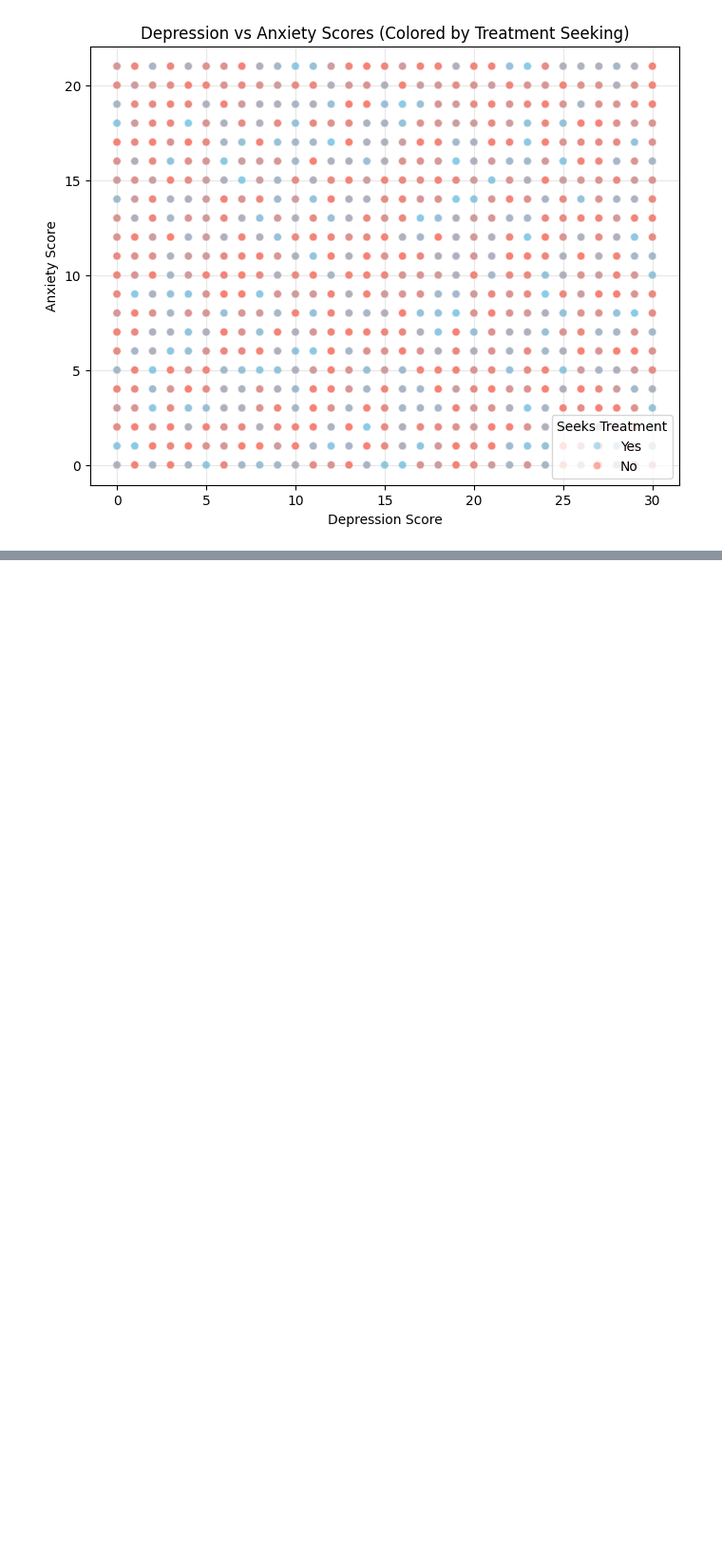
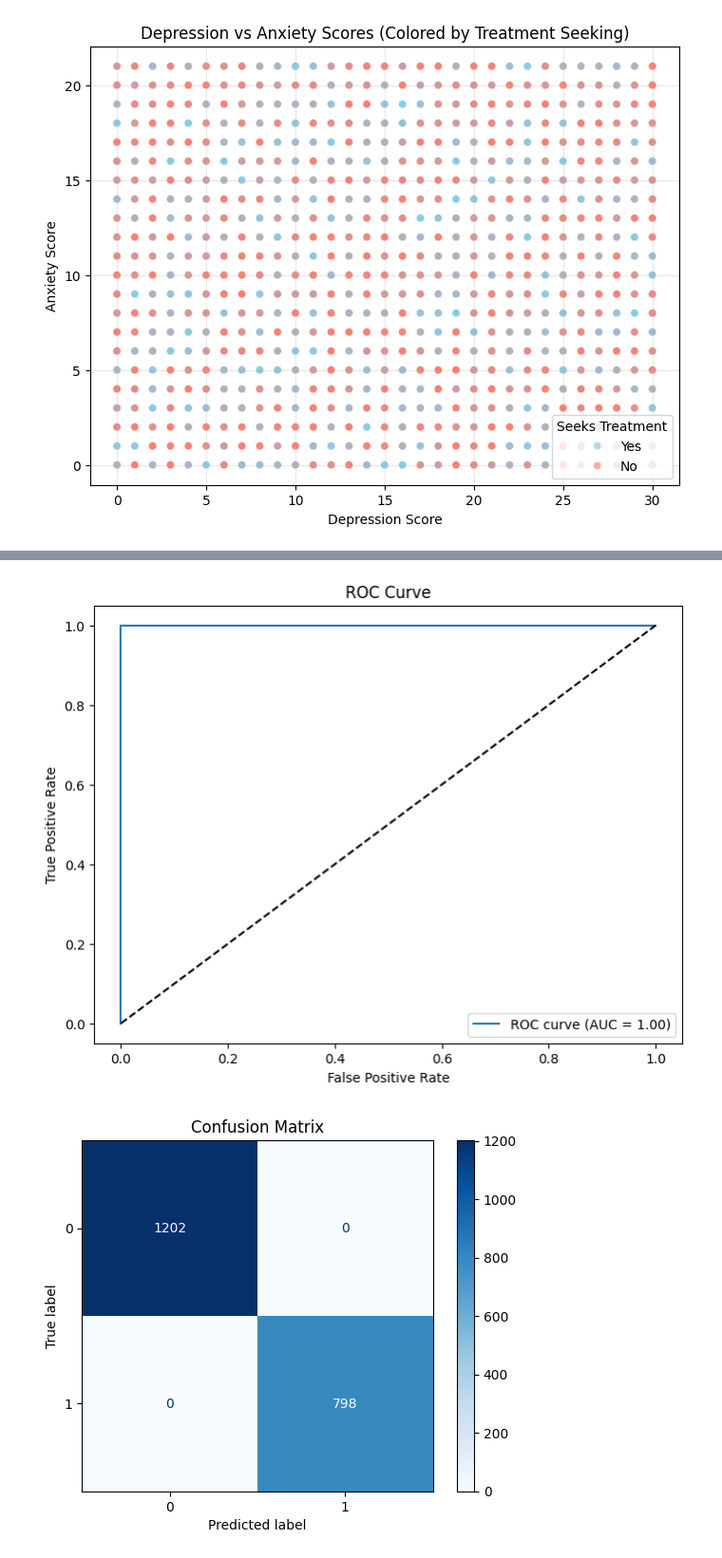
Before and after one commit to YadaviShree/Data-Science-Lab-1-CW3, a Jupyter notebook: CODE.ipynb, the cells around one changed output, grey strips where cells are left out. Shown at 95% size. Cells and saved outputs as stored; diff of their text form; code cells hidden in the pictures; blank space fills up the shorter version.

```diff
--- a/CODE.ipynb
+++ b/CODE.ipynb
@@ -292,0 +432,36 @@ Passing `palette` without assigning `hue` is deprecated and will be removed in v
+# %%
+
+from sklearn.metrics import roc_curve, ConfusionMatrixDisplay
+
+# ROC Curve
+fpr, tpr, _ = roc_curve(y_test, y_pred_prob)
+plt.figure(figsize=(8, 6))
+plt.plot(fpr, tpr, label=f'ROC curve (AUC = {roc_auc_score(y_test, y_pred_prob):.2f})')
+plt.plot([0, 1], [0, 1], 'k--')
+plt.xlabel('False Positive Rate')
+plt.ylabel('True Positive Rate')
+plt.title('ROC Curve')
+plt.legend()
+plt.savefig('roc_curve.png', dpi=300)
+plt.show()
+
+# Confusion Matrix Heatmap
+ConfusionMatrixDisplay.from_estimator(model, X_test, y_test, cmap='Blues')
+plt.title('Confusion Matrix')
+plt.savefig('confusion_matrix.png', dpi=300)
+plt.show()
+
+# Feature Importance Plot
+top_features = feature_importance.head(10)
+plt.figure(figsize=(10, 6))
+colors = ['green' if coef > 0 else 'red' for coef in top_features['Coefficient']]
+plt.barh(top_features['Feature'], top_features['Abs_Importance'], color=colors)
+plt.xlabel('Absolute Coefficient Value')
+plt.title('Top 10 Most Important Features')
+plt.gca().invert_yaxis()
+plt.savefig('feature_importance.png', dpi=300)
+
+plt.show()
+# %% [output]
+[figure, added]
+[figure, added]
```
Also changed, not shown: parts of 8 cells of this notebook.
